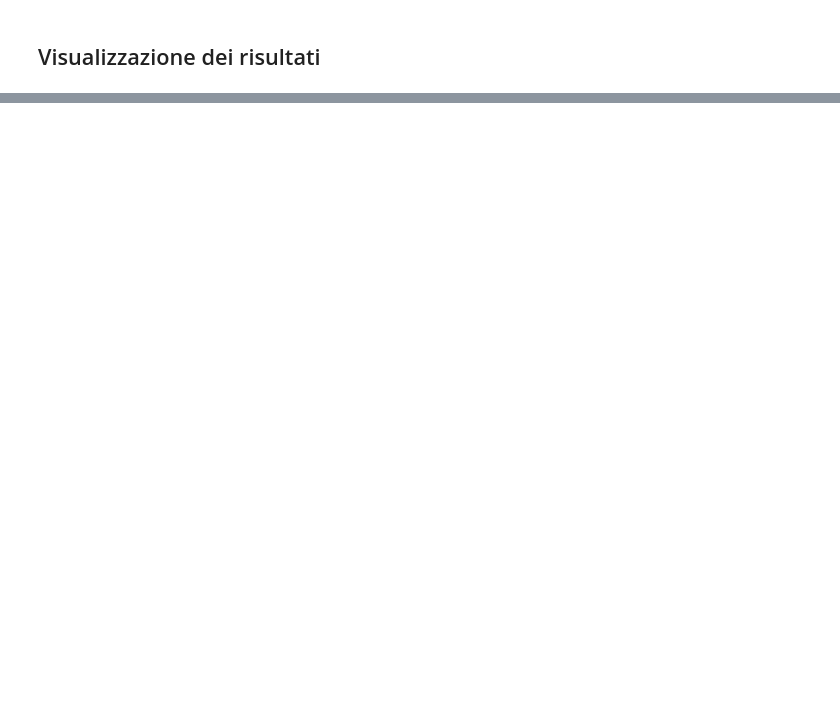
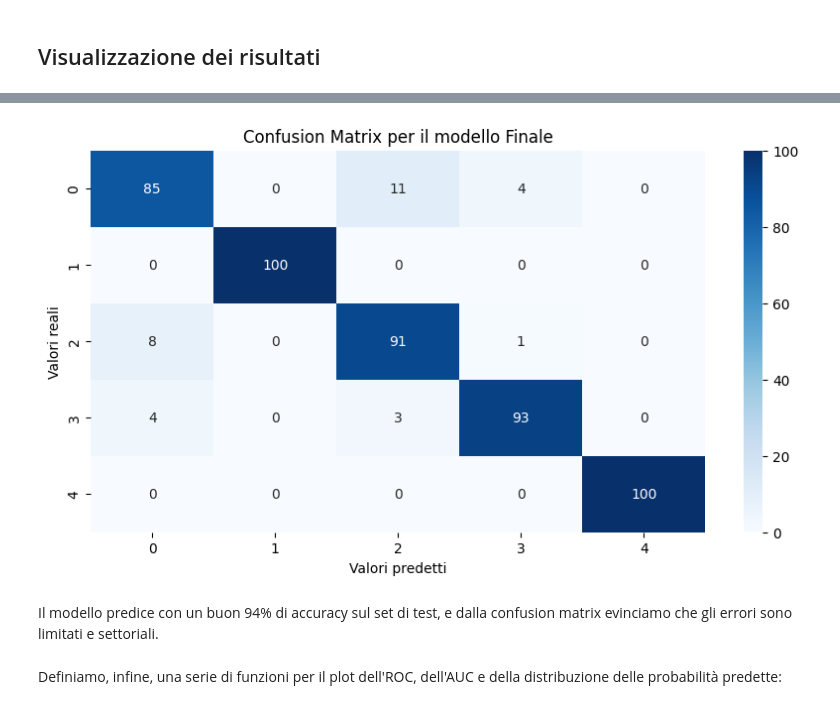
Before and after one commit to crypto-infinity/proai, a Jupyter notebook: course4-ml-algorithms/project/frutti_esotici.ipynb, the cells around one changed output, grey strips where cells are left out. Drawn from its saved outputs; the diff is of its cells as text; code cells hidden in the pictures; blank space fills up the shorter version.

Commit message:
Result plotting

```diff
--- a/course4-ml-algorithms/project/frutti_esotici.ipynb
+++ b/course4-ml-algorithms/project/frutti_esotici.ipynb
@@ -568 +584,3 @@ Osservazione su qual'è il modello migliore
+# %%
+final_model = KNeighborsClassifier(algorithm='auto', leaf_size=10, metric='euclidean', n_neighbors=19, p=1, weights='uniform')
 # %% [markdown]
@@ -570,2 +588,11 @@ Riaddestriamo, ora, il miglior estimatore sull'intero dataset:
+# %%
+#Feature Scaling
+X = ss.fit_transform(X)
+
+#Model fit
+final_model.fit(X, y)
+
+#Model prediction
+y_pred = final_model.predict(X)
 # %% [markdown]
 ## Visualizzazione dei risultati
@@ -571,0 +617,26 @@ Riaddestriamo, ora, il miglior estimatore sull'intero dataset:
+# %%
+# Plot Confusion Matrix
+
+def plot_cm(y, y_pred):
+    """
+    Plots the confusion matrix for the model predictions.
+
+    y: the true labels.
+    y_pred: the predicted labels.
+    """
+
+    cm = confusion_matrix(y, y_pred)
+    plt.figure(figsize=(10, 5))
+    sns.heatmap(cm, annot=True, fmt='d', cmap='Blues')
+    plt.title("Confusion Matrix per il modello Finale")
+    plt.xlabel("Valori predetti")
+    plt.ylabel("Valori reali")
+    plt.show()
+# %%
+plot_cm(y, y_pred)
+# %% [output]
+[figure, added]
+# %% [markdown]
+Il modello predice con un buon 94% di accuracy sul set di test, e dalla confusion matrix evinciamo che gli errori sono limitati e settoriali.
+# %% [markdown]
+Definiamo, infine, una serie di funzioni per il plot dell'ROC, dell'AUC e della distribuzione delle probabilità predette:
```
Also changed, not shown: parts of 25 cells of this notebook.
